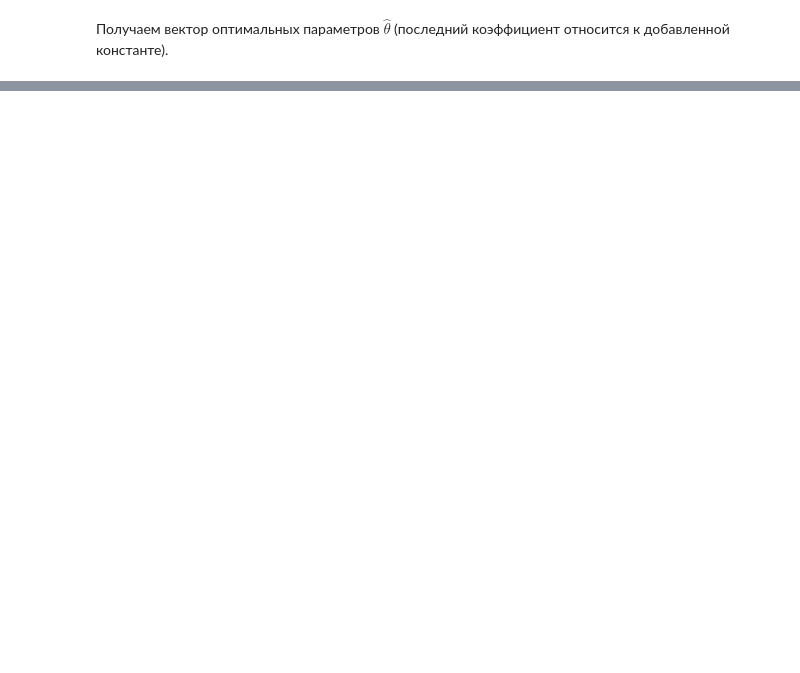
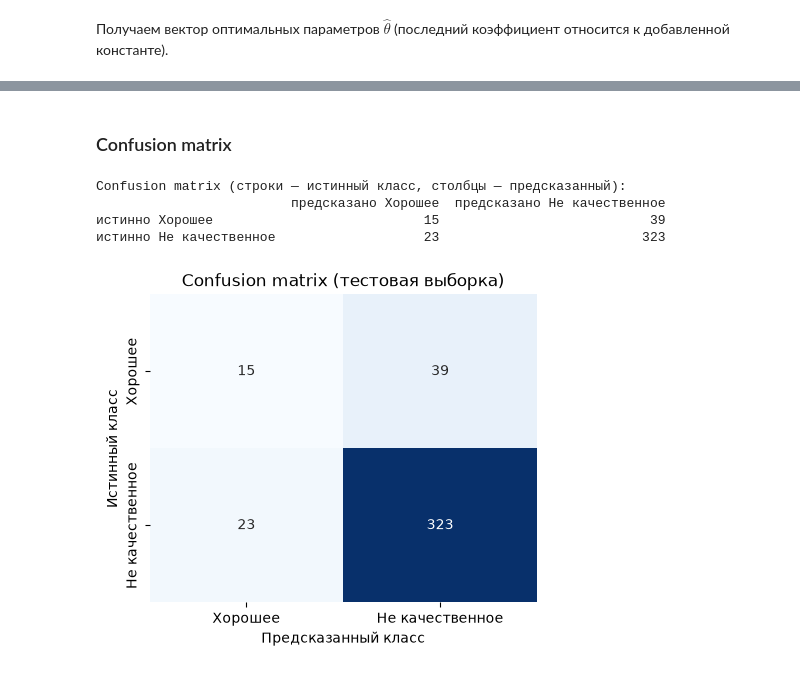
Before and after one commit to Mastertuz/ALM, a Jupyter notebook: solutions/pr2/Текущий контроль 2.ipynb, the cells around one changed output, grey strips where cells are left out. Saved outputs shown, nothing was run; the diff lists cells and outputs as text; code cells hidden in the pictures; blank space fills up the shorter version.

```diff
--- a/solutions/pr2/Текущий контроль 2.ipynb
+++ b/solutions/pr2/Текущий контроль 2.ipynb
@@ -202,9 +203,13 @@ Name: count, dtype: int64
 # %%
+from sklearn.model_selection import train_test_split
+from sklearn.metrics import accuracy_score, precision_score, recall_score, confusion_matrix, classification_report
+
 #Матрица объектов X и вектор ответов y (с добавлением признака-константы 1)
 X = wine_binary.iloc[:, wine_binary.columns != 'класс'].values
 y = wine_binary.iloc[:, wine_binary.columns == 'класс'].values.reshape(-1)
 X = np.array(np.hstack([X, np.ones([len(X), 1])]), dtype=np.float64)
 y = np.array(y, dtype=np.int64)
 
-model = LogisticRegression(random_state=0, max_iter=5000)
-_ = model.fit(X, y)
+X_train, X_test, y_train, y_test = train_test_split(X, y, test_size=0.25, stratify=y, random_state=0)
+print('Обучающая выборка: {} объектов, тестовая: {} объектов'.format(len(X_train), len(X_test)))
+print('Доля хороших вин: train = {:.3f}, test = {:.3f}'.format((y_train == 1).mean(), (y_test == 1).mean()))
@@ -211,3 +222,6 @@ _ = model.fit(X, y)
+# %%
+model = LogisticRegression(fit_intercept=False, random_state=0, max_iter=10000)
+_ = model.fit(X_train, y_train)
 # %% [markdown]
 Получаем вектор оптимальных параметров $\hat{\theta}$ (последний коэффициент относится к добавленной константе).
 # %%
@@ -239,0 +251,11 @@ print('\nТочность (accuracy) классификации на обуча
+# %%
+y_pred = model.predict(X_test)
+proba_good = model.predict_proba(X_test)[:, list(model.classes_).index(1)]
+
+names = {1: 'Хорошее', -1: 'Не качественное'}
+demo = pd.DataFrame({
+    'предсказано': [names[c] for c in y_pred[:8]],
+    'P(Хорошее)': proba_good[:8].round(3),
+    'на самом деле': [names[c] for c in y_test[:8]],
+})
+demo
@@ -239,0 +304,20 @@ print('\nТочность (accuracy) классификации на обуча
+# %% [markdown]
+### Confusion matrix
+# %%
+cm = confusion_matrix(y_test, y_pred, labels=[1, -1])
+print('Confusion matrix (строки — истинный класс, столбцы — предсказанный):')
+print(pd.DataFrame(cm, index=['истинно Хорошее', 'истинно Не качественное'], columns=['предсказано Хорошее', 'предсказано Не качественное']))
+
+plt.figure(figsize=(5, 4))
+sns.heatmap(cm, annot=True, fmt='d', cmap='Blues', cbar=False,
+            xticklabels=['Хорошее', 'Не качественное'], yticklabels=['Хорошее', 'Не качественное'])
+plt.xlabel('Предсказанный класс')
+plt.ylabel('Истинный класс')
+plt.title('Confusion matrix (тестовая выборка)')
+plt.show()
+# %% [output]
+Confusion matrix (строки — истинный класс, столбцы — предсказанный):
+                         предсказано Хорошее  предсказано Не качественное
+истинно Хорошее                           15                           39
+истинно Не качественное                   23                          323
+[figure, added]
```
Also changed, not shown: parts of 16 cells of this notebook, 1 other file.
